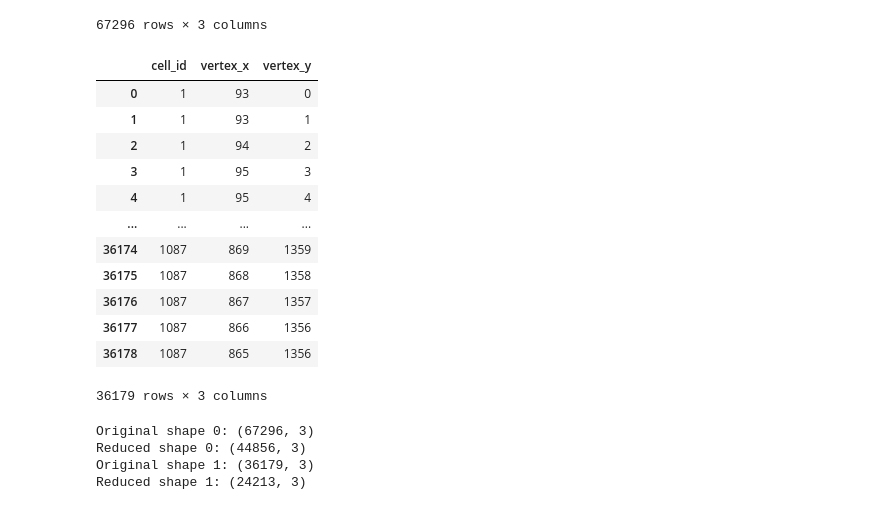
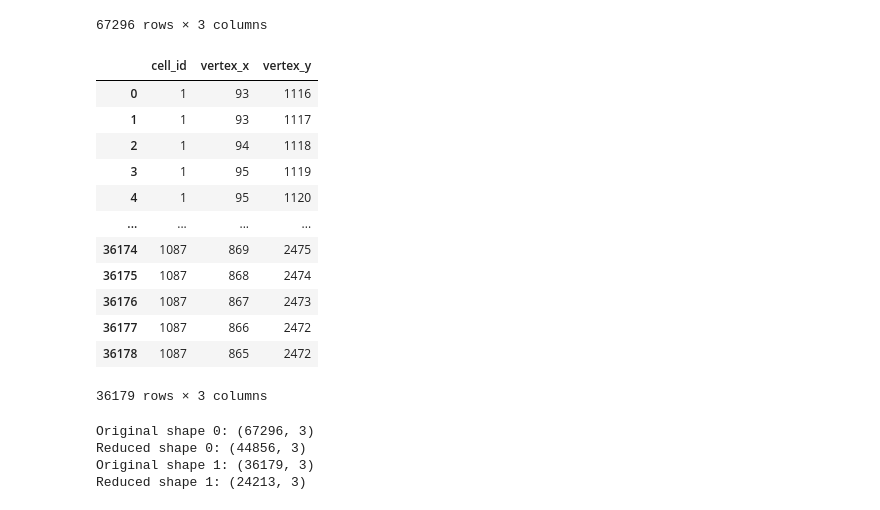
Before and after one commit to xiwang3236/Image_processing_tools, a Jupyter notebook: Solve_conflict.ipynb, the cells around one changed output. Cells and saved outputs as stored; diff of their text form; code cells hidden in the pictures.

```diff
--- a/Solve_conflict.ipynb
+++ b/Solve_conflict.ipynb
@@ -227,21 +283,21 @@ df_outlines_list_0
 67296 rows × 3 columns
 # %%
 # Convert boundaries to table
-df_outlines_list_1 = boundaries_to_table(outlines_1)
+df_outlines_list_1 = boundaries_to_table(adjusted_outlines_1)
 df_outlines_list_1
 # %% [output]
 |  | cell_id | vertex_x | vertex_y |
-| 0 | 1 | 93 | 0 |
-| 1 | 1 | 93 | 1 |
-| 2 | 1 | 94 | 2 |
-| 3 | 1 | 95 | 3 |
-| 4 | 1 | 95 | 4 |
+| 0 | 1 | 93 | 1116 |
+| 1 | 1 | 93 | 1117 |
+| 2 | 1 | 94 | 1118 |
+| 3 | 1 | 95 | 1119 |
+| 4 | 1 | 95 | 1120 |
 | ... | ... | ... | ... |
-| 36174 | 1087 | 869 | 1359 |
-| 36175 | 1087 | 868 | 1358 |
-| 36176 | 1087 | 867 | 1357 |
-| 36177 | 1087 | 866 | 1356 |
-| 36178 | 1087 | 865 | 1356 |
+| 36174 | 1087 | 869 | 2475 |
+| 36175 | 1087 | 868 | 2474 |
+| 36176 | 1087 | 867 | 2473 |
+| 36177 | 1087 | 866 | 2472 |
+| 36178 | 1087 | 865 | 2472 |
 36179 rows × 3 columns
 # %%
 def reduce_points(df):
```
Also changed, not shown: parts of 7 cells of this notebook.
